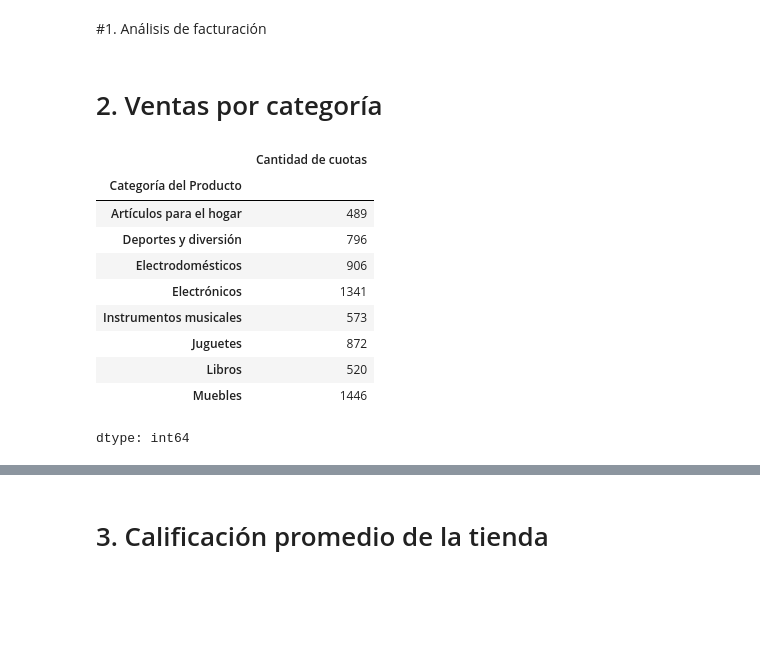
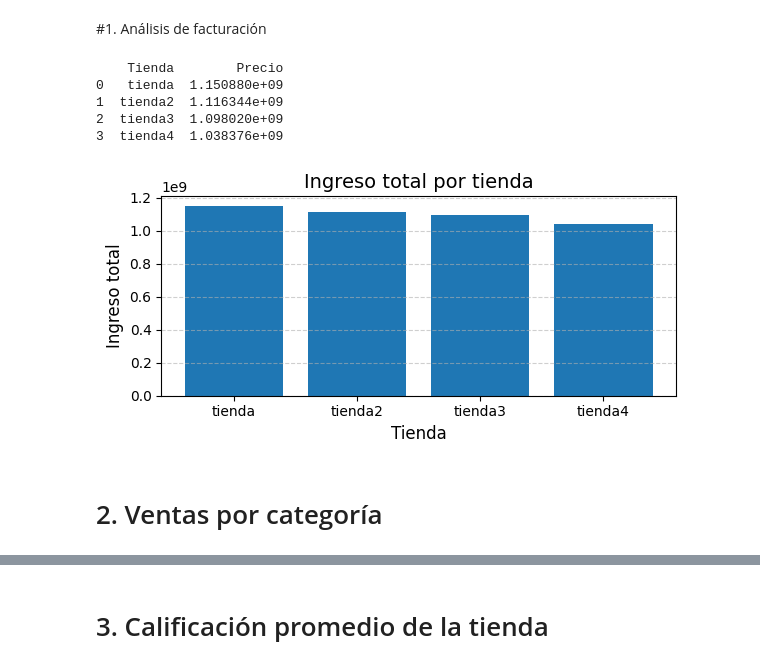
Before and after one commit to Alvaro217-h/challege1_alura, a Jupyter notebook: AluraStoreLatam.ipynb, the cells around one changed output, grey strips where cells are left out. Drawn from its saved outputs; the diff is of its cells as text; code cells hidden in the pictures; blank space fills up the shorter version.

```diff
--- a/AluraStoreLatam.ipynb
+++ b/AluraStoreLatam.ipynb
@@ -23,21 +26,40 @@ tienda.head()
 | 4 | Silla de oficina | Muebles | 335200.0 | 20200.0 | 07/11/2020 | Maria Alfonso | Medellín | ... |
 # %% [markdown]
 #1. Análisis de facturación
+# %%
+lista_tiendas = [tienda, tienda2, tienda3, tienda4]
+nombres = ["tienda", "tienda2", "tienda3", "tienda4"]
+# %%
+#calcular el ingreso total de cada tienda
+ingreso_total = pd.DataFrame({
+    'Tienda': nombres,
+    'Precio': [df['Precio'].sum() for df in lista_tiendas]
+})
+
+print(ingreso_total)
+print("\n")
+
+# --- Crear el gráfico de barras ---
+ingreso_total = ingreso_total.sort_values(by='Precio', ascending=False)
+plt.figure(figsize=(6, 3))  # tamaño del gráfico
+plt.bar(ingreso_total['Tienda'], ingreso_total['Precio'])  # eje x = Tienda, eje y = Precio
+
+# --- Personalizar el gráfico ---
+plt.title('Ingreso total por tienda', fontsize=14)
+plt.xlabel('Tienda', fontsize=12)
+plt.ylabel('Ingreso total', fontsize=12)
+plt.xticks(rotation=0)  # rotar etiquetas para mejor lectura
+plt.grid(axis='y', linestyle='--', alpha=0.6)  # líneas de guía horizontales
+
+# --- Mostrar el gráfico ---
+plt.tight_layout()
+plt.show()
+# %% [output]
+    Tienda        Precio
+0   tienda  1.150880e+09
+1  tienda2  1.116344e+09
+2  tienda3  1.098020e+09
+3  tienda4  1.038376e+09
+[figure, added]
 # %% [markdown]
 # 2. Ventas por categoría
-# %%
-agrupar = tienda.groupby("Categoría del Producto")['Cantidad de cuotas'].sum()
-agrupar = agrupar.sort_values('Precio', ascending=False)
-print(agrupar)
-# %% [output]
-|  | Cantidad de cuotas |
-| Categoría del Producto |  |
-| Artículos para el hogar | 489 |
-| Deportes y diversión | 796 |
-| Electrodomésticos | 906 |
-| Electrónicos | 1341 |
-| Instrumentos musicales | 573 |
-| Juguetes | 872 |
-| Libros | 520 |
-| Muebles | 1446 |
-dtype: int64
```
Also changed, not shown: parts of 20 cells of this notebook.
